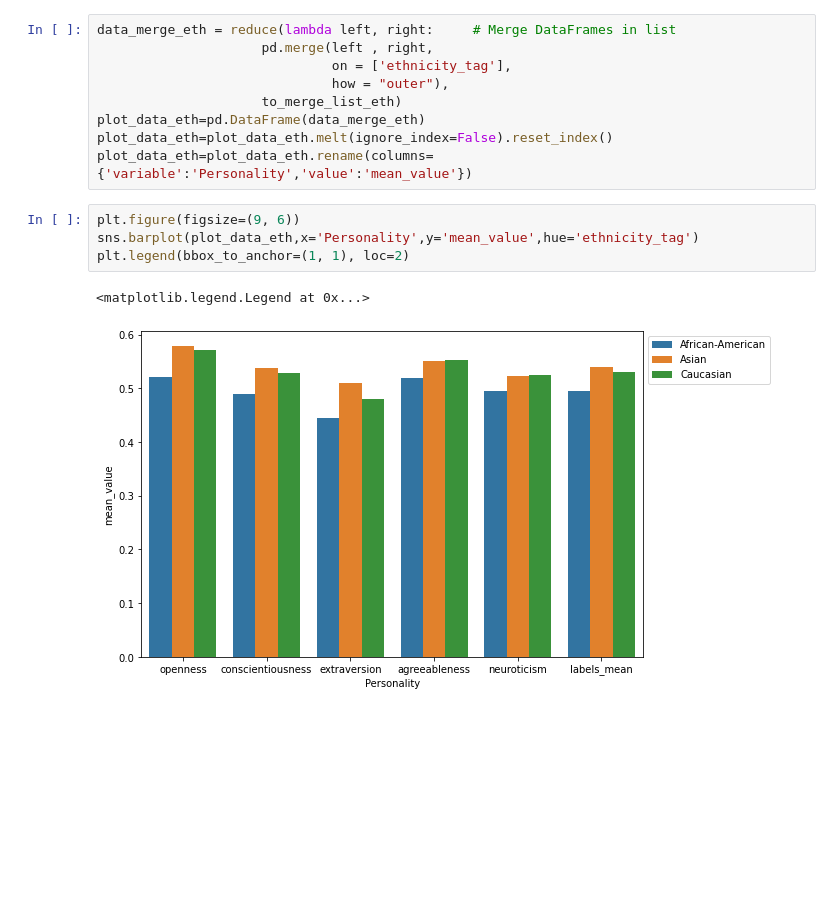
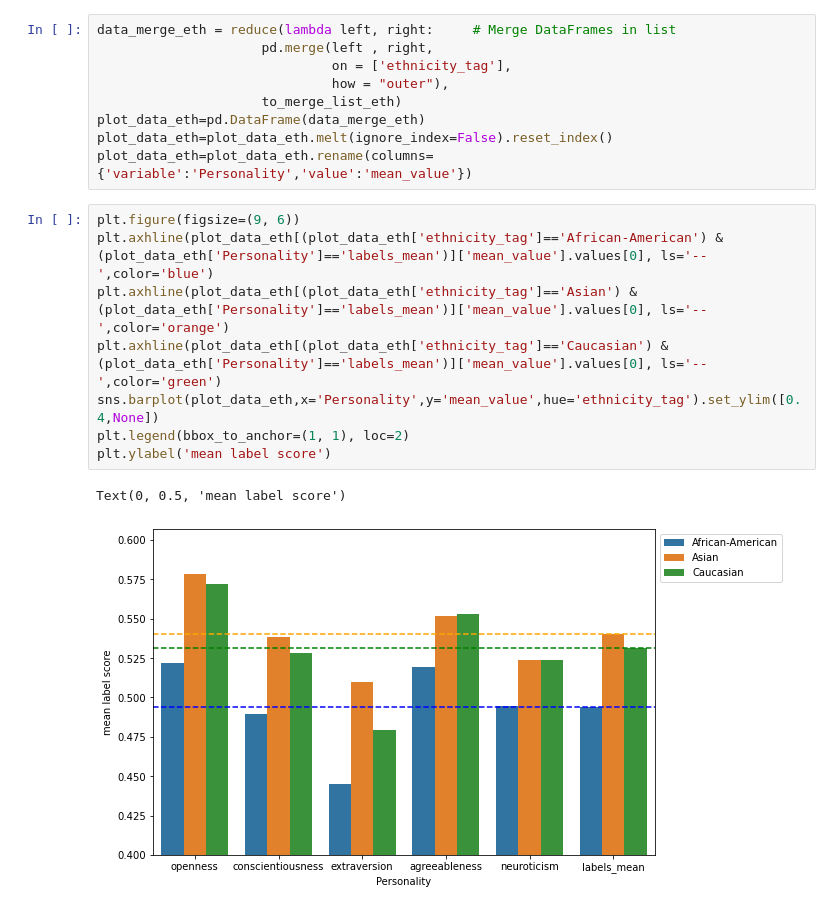
Before and after one commit to germanbarchi/OCEAN-TRUST, a Jupyter notebook: notebooks/ethnicity_&_gender_analysis.ipynb, the cells around one changed output. Cells and saved outputs as stored; diff of their text form; blank space fills up the shorter version.

```diff
--- a/notebooks/ethnicity_&_gender_analysis.ipynb
+++ b/notebooks/ethnicity_&_gender_analysis.ipynb
@@ -98,10 +109,14 @@ data_merge_eth = reduce(lambda left, right:     # Merge DataFrames in list
 plot_data_eth=pd.DataFrame(data_merge_eth)
 plot_data_eth=plot_data_eth.melt(ignore_index=False).reset_index()
 plot_data_eth=plot_data_eth.rename(columns={'variable':'Personality','value':'mean_value'})
-# %%
-plt.figure(figsize=(9, 6))
-sns.barplot(plot_data_eth,x='Personality',y='mean_value',hue='ethnicity_tag')
-plt.legend(bbox_to_anchor=(1, 1), loc=2)
-# %% [output]
-<matplotlib.legend.Legend at 0x...>
-[figure, removed]
+# %%
+plt.figure(figsize=(9, 6))
+plt.axhline(plot_data_eth[(plot_data_eth['ethnicity_tag']=='African-American') & (plot_data_eth['Personality']=='labels_mean')]['mean_value'].values[0], ls='--',color='blue')
+plt.axhline(plot_data_eth[(plot_data_eth['ethnicity_tag']=='Asian') & (plot_data_eth['Personality']=='labels_mean')]['mean_value'].values[0], ls='--',color='orange')
+plt.axhline(plot_data_eth[(plot_data_eth['ethnicity_tag']=='Caucasian') & (plot_data_eth['Personality']=='labels_mean')]['mean_value'].values[0], ls='--',color='green')
+sns.barplot(plot_data_eth,x='Personality',y='mean_value',hue='ethnicity_tag').set_ylim([0.4,None])
+plt.legend(bbox_to_anchor=(1, 1), loc=2)
+plt.ylabel('mean label score')
+# %% [output]
+Text(0, 0.5, 'mean label score')
+[figure, added]
```
Also changed, not shown: parts of 3 cells of this notebook, 29 other files.
